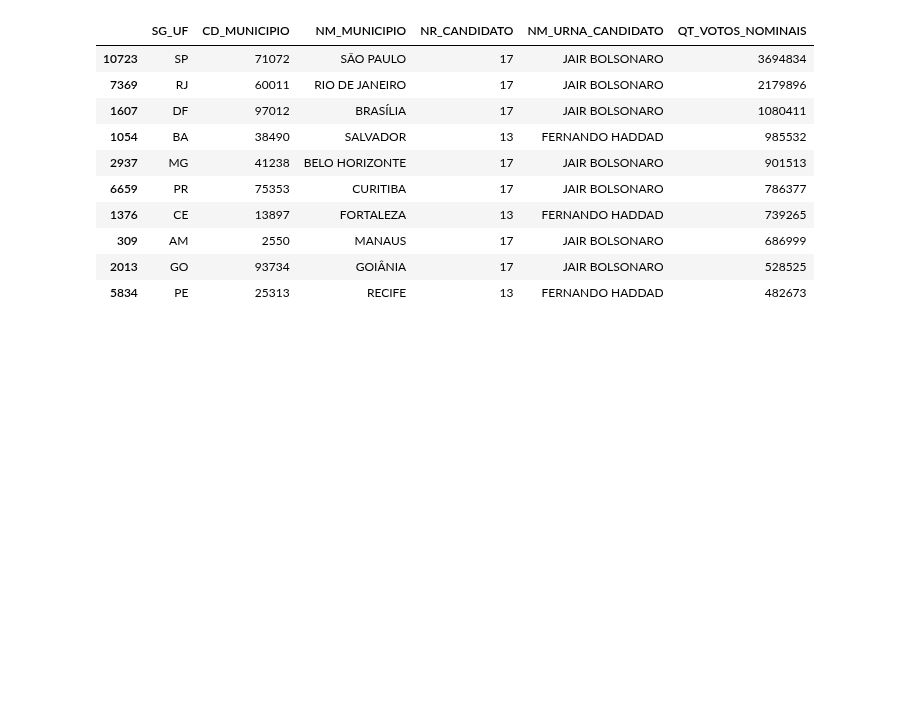
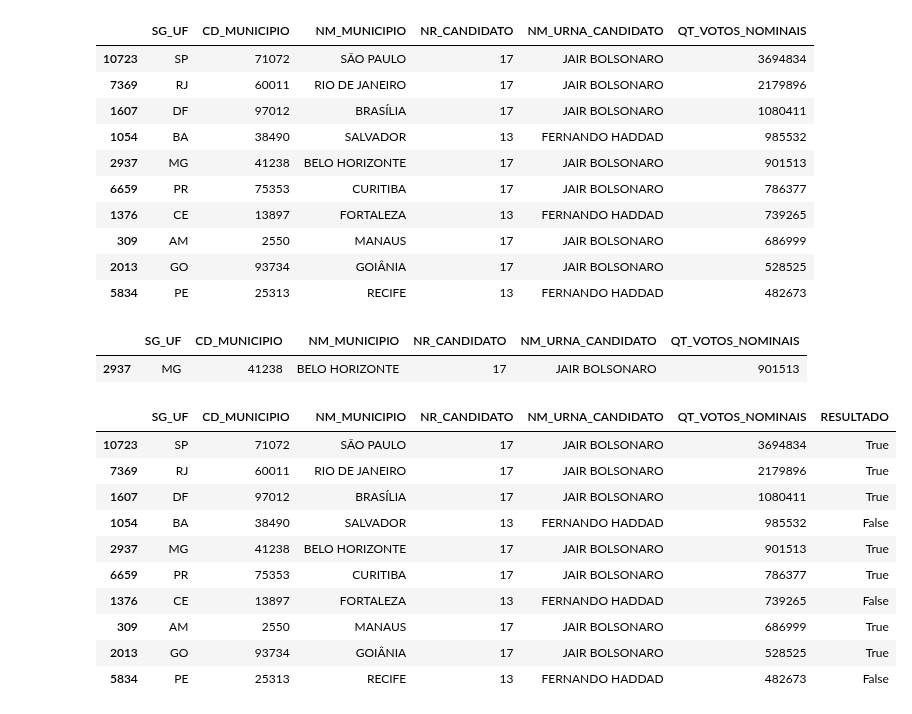
Before and after one commit to V1L3La/Learning-An-lise-de-Dados-em-Python, a Jupyter notebook: Mapa_das_Eleições_de_2018.ipynb, the cells around one changed output. Cells and saved outputs as stored; diff of their text form; code cells hidden in the pictures; blank space fills up the shorter version.

```diff
--- a/Mapa_das_Eleições_de_2018.ipynb
+++ b/Mapa_das_Eleições_de_2018.ipynb
@@ -329,3 +331,30 @@ df_votacao.head(10)
 | 309 | AM | 2550 | MANAUS | 17 | JAIR BOLSONARO | 686999 |
 | 2013 | GO | 93734 | GOIÂNIA | 17 | JAIR BOLSONARO | 528525 |
 | 5834 | PE | 25313 | RECIFE | 13 | FERNANDO HADDAD | 482673 |
+# %%
+# Verificando Belo Horizonte
+# Fazer o groupby, reindexar o indice, vai salvar isso em um dataframe comum
+df_votacao[df_votacao["NM_MUNICIPIO"] == 'BELO HORIZONTE']
+# %% [output]
+|  | SG_UF | CD_MUNICIPIO | NM_MUNICIPIO | NR_CANDIDATO | NM_URNA_CANDIDATO | QT_VOTOS_NOMINAIS |
+| 2937 | MG | 41238 | BELO HORIZONTE | 17 | JAIR BOLSONARO | 901513 |
+# %%
+# criar uma coluna 'RESULTADO' representando o resultado da eleição naquele municipio
+# sendo que o resultado ´True se o candidato Bolsonaro venceu naquele municipio
+# e false em caso contrário
+# Função lambda - retorna um x(True) quando linha(x) for = 17
+df_votacao['RESULTADO'] = df_votacao['NR_CANDIDATO'].apply(lambda x: x == 17)
+# %%
+df_votacao.head(10)
+# %% [output]
+|  | SG_UF | CD_MUNICIPIO | NM_MUNICIPIO | NR_CANDIDATO | NM_URNA_CANDIDATO | QT_VOTOS_NOMINAIS | RESULTADO |
+| 10723 | SP | 71072 | SÃO PAULO | 17 | JAIR BOLSONARO | 3694834 | True |
+| 7369 | RJ | 60011 | RIO DE JANEIRO | 17 | JAIR BOLSONARO | 2179896 | True |
+| 1607 | DF | 97012 | BRASÍLIA | 17 | JAIR BOLSONARO | 1080411 | True |
+| 1054 | BA | 38490 | SALVADOR | 13 | FERNANDO HADDAD | 985532 | False |
+| 2937 | MG | 41238 | BELO HORIZONTE | 17 | JAIR BOLSONARO | 901513 | True |
+| 6659 | PR | 75353 | CURITIBA | 17 | JAIR BOLSONARO | 786377 | True |
+| 1376 | CE | 13897 | FORTALEZA | 13 | FERNANDO HADDAD | 739265 | False |
+| 309 | AM | 2550 | MANAUS | 17 | JAIR BOLSONARO | 686999 | True |
+| 2013 | GO | 93734 | GOIÂNIA | 17 | JAIR BOLSONARO | 528525 | True |
+| 5834 | PE | 25313 | RECIFE | 13 | FERNANDO HADDAD | 482673 | False |
```
Also changed, not shown: parts of 2 cells of this notebook.
